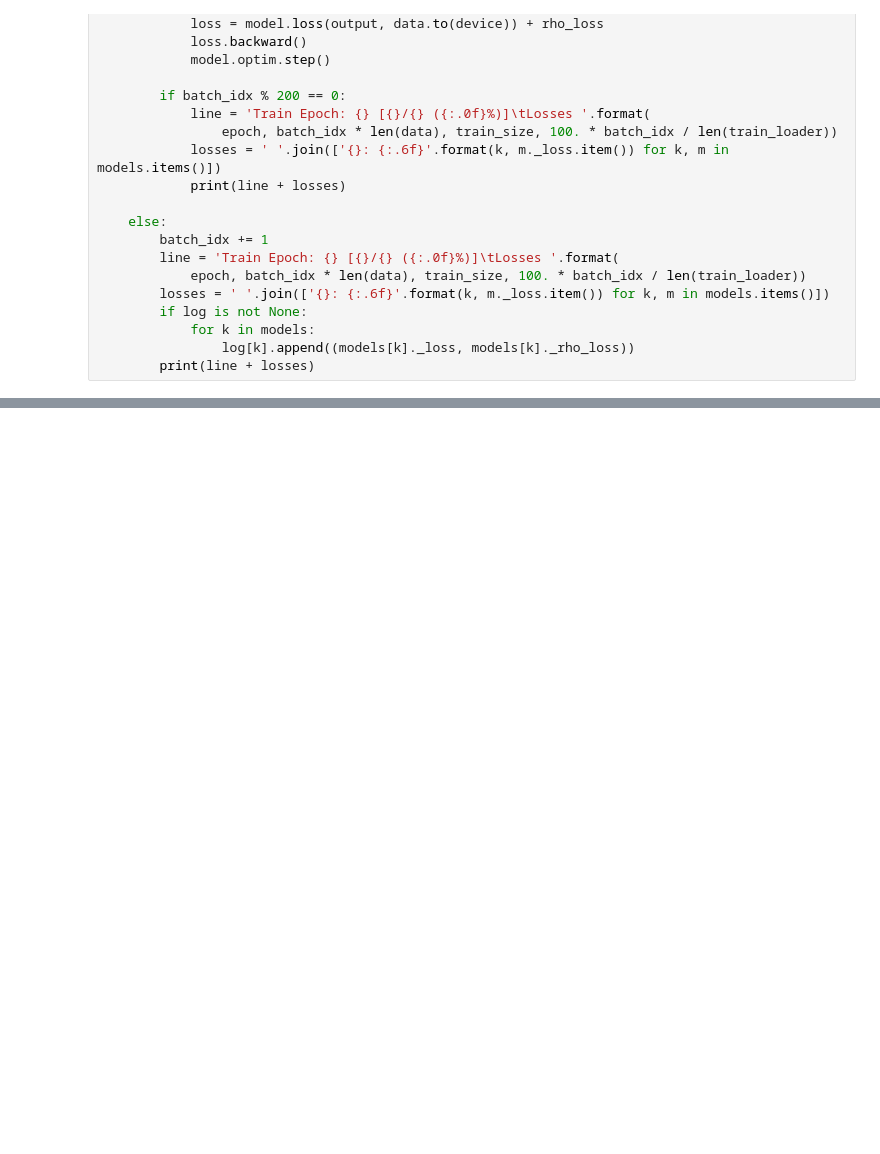
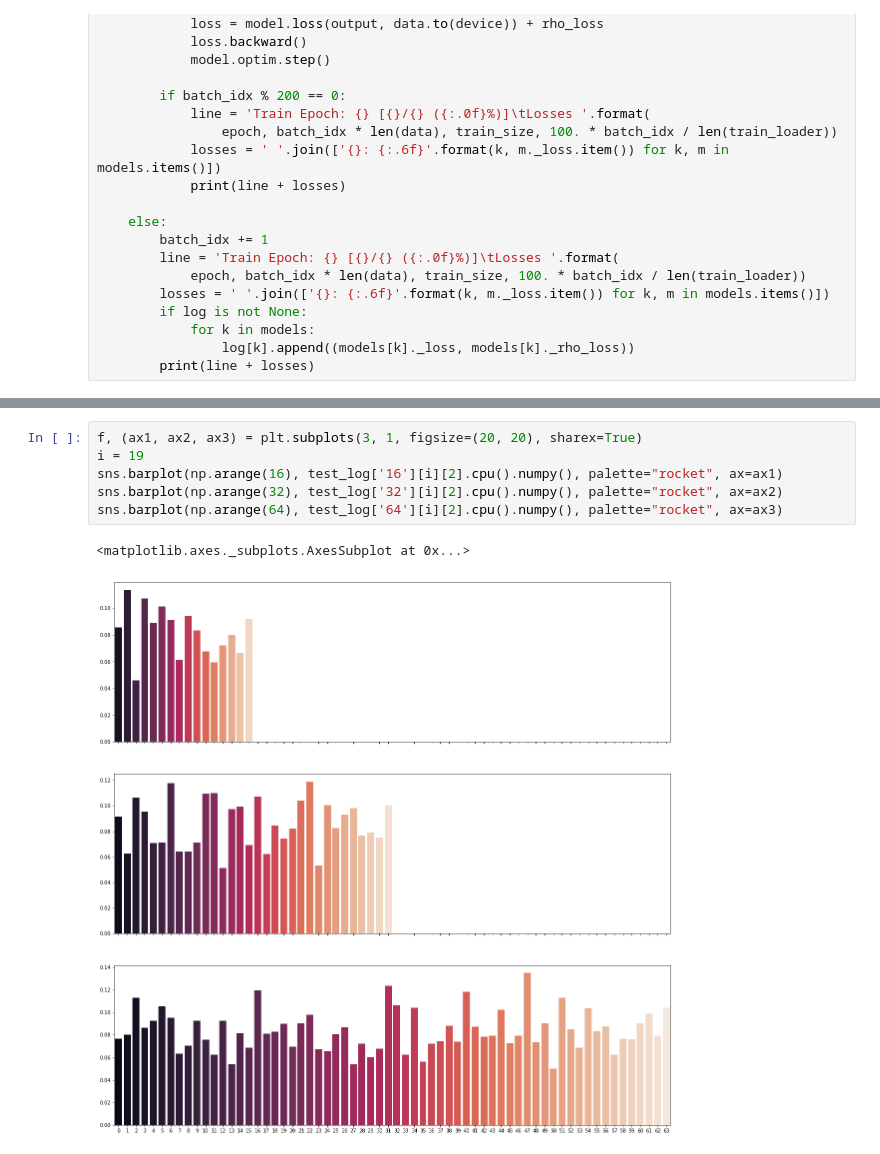
Before and after one commit to alexander-prutko/otus-ds-homework, a Jupyter notebook: homework-4/sparse_ae.ipynb, the cells around one changed output, grey strips where cells are left out. Saved outputs shown, nothing was run; the diff lists cells and outputs as text; blank space fills up the shorter version.

```diff
--- a/homework-4/sparse_ae.ipynb
+++ b/homework-4/sparse_ae.ipynb
@@ -178,3 +187,12 @@ tensor([6, 7, 8, 6, 6, 4, 3, 4, 6, 4, 9, 2, 5, 6, 6, 5, 8, 6, 4, 6, 5, 7, 1, 8,
+# %%
+f, (ax1, ax2, ax3) = plt.subplots(3, 1, figsize=(20, 20), sharex=True)
+i = 19
+sns.barplot(np.arange(16), test_log['16'][i][2].cpu().numpy(), palette="rocket", ax=ax1)
+sns.barplot(np.arange(32), test_log['32'][i][2].cpu().numpy(), palette="rocket", ax=ax2)
+sns.barplot(np.arange(64), test_log['64'][i][2].cpu().numpy(), palette="rocket", ax=ax3)
+# %% [output]
+<matplotlib.axes._subplots.AxesSubplot at 0x...>
+[figure, added]
 # %%
 plot_mnist(data.data.numpy(), (5, 10))
 plot_mnist(to_plot, (5, 10))
```
Also changed, not shown: parts of 6 cells of this notebook, 2 other files.
